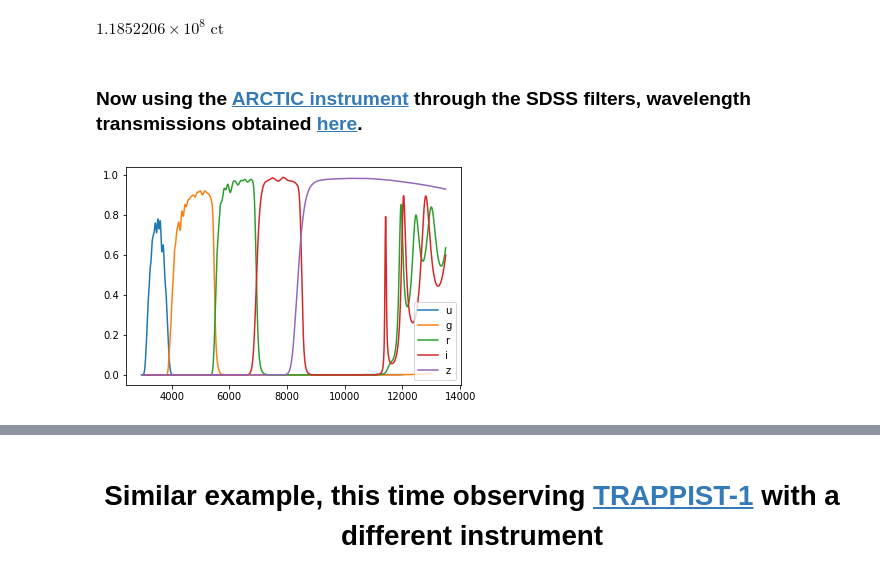
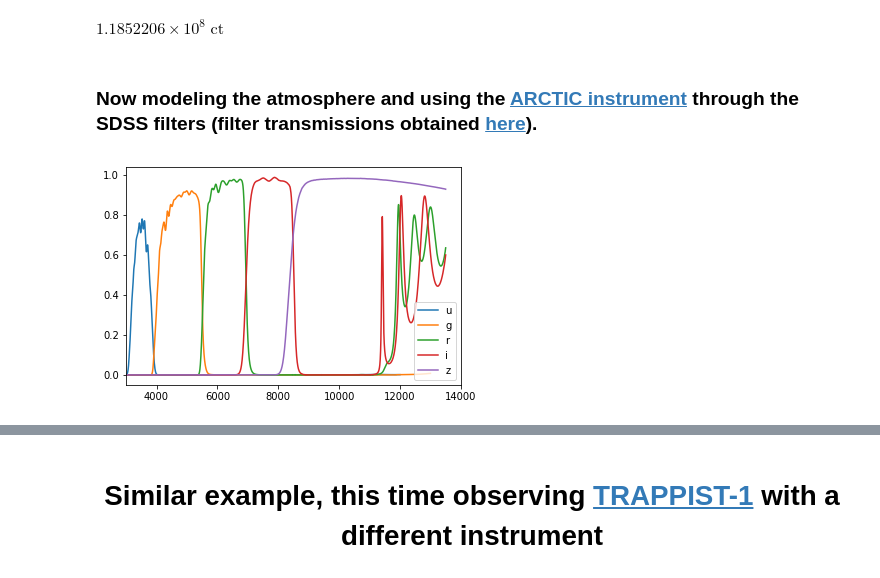
Before and after one commit to spacetelescope/synphot_refactor, a Jupyter notebook: tutorials/observing_examples.ipynb, the cells around one changed output, grey strips where cells are left out. Drawn from its saved outputs; the diff is of its cells as text; code cells hidden in the pictures.

Commit message:
Added atmospheric transmittance model

```diff
--- a/tutorials/observing_examples.ipynb
+++ b/tutorials/observing_examples.ipynb
@@ -67,17 +67,18 @@ cr * 10 * u.s
 # %% [output]
 $1.1852206 \times 10^{8} \; \mathrm{ct}$
 # %% [markdown]
-### Now using the <a href="https://www.apo.nmsu.edu/arc35m/Instruments/ARCTIC/">ARCTIC instrument</a> through the SDSS filters, wavelength transmissions obtained <a href="http://filters.apo.nmsu.edu/curves/SDSS/">here</a>.
+### Now modeling the atmosphere and using the <a href="https://www.apo.nmsu.edu/arc35m/Instruments/ARCTIC/">ARCTIC instrument</a> through the SDSS filters (filter transmissions obtained <a href="http://filters.apo.nmsu.edu/curves/SDSS/">here</a>).
 # %%
 sdss = ['u', 'g', 'r', 'i', 'z']
 
 bandpasses = {}
 for band in sdss:
     bp = SpectralElement.from_file('sdss_filters/' + band + '.dat')
     bandpasses[band] = bp
 
     plt.plot(bp.waveset, bp(bp.waveset), label=band)
 plt.legend(loc='lower right')
+plt.xlim(3000, 14000)
 plt.show()
 # %% [output]
-[figure, old version]
+[figure, new version]
```
Also changed, not shown: parts of 7 cells of this notebook, 1 other file.
